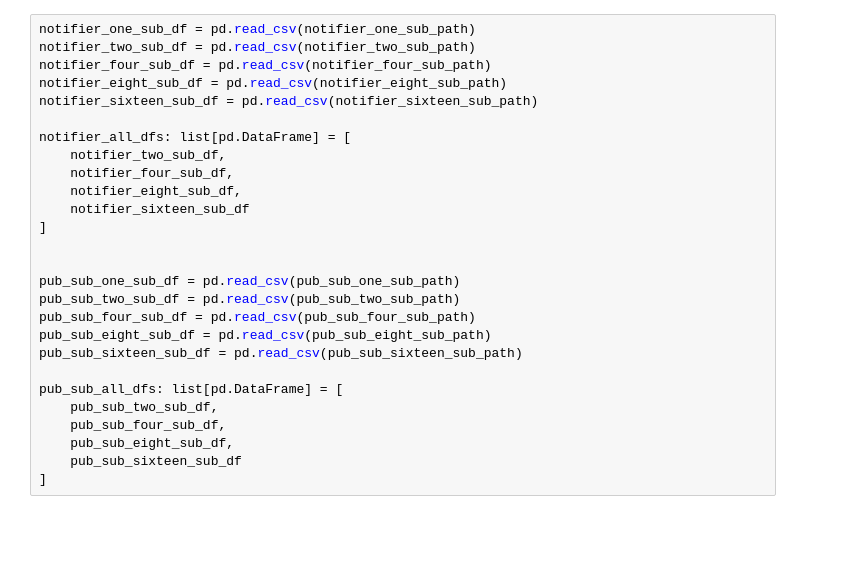
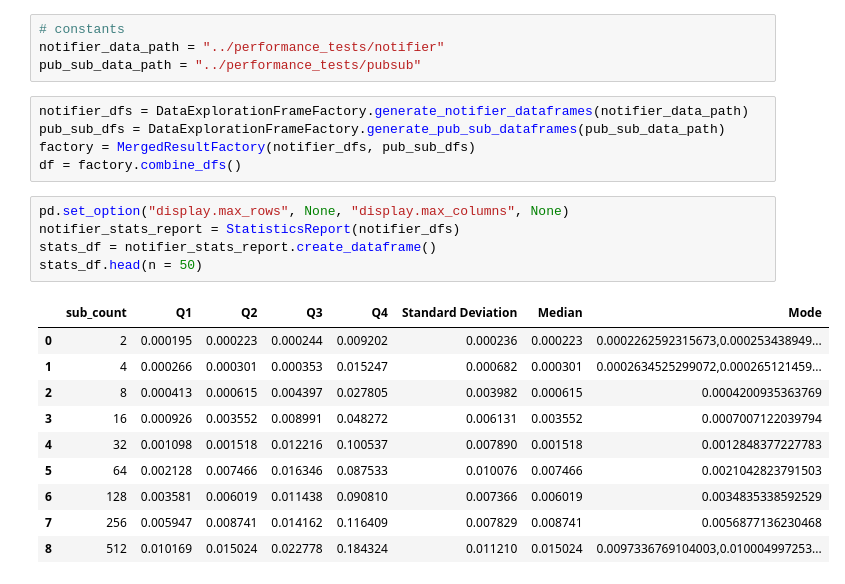
Before and after one commit to cmelende/CS6381_Project, a Jupyter notebook: DataExploration/box_plots.ipynb, the cells around one changed output. Saved outputs shown, nothing was run; the diff lists cells and outputs as text; blank space fills up the shorter version.

```diff
--- a/DataExploration/box_plots.ipynb
+++ b/DataExploration/box_plots.ipynb
@@ -27,27 +12,25 @@ pub_sub_sixteen_sub_path = "data/pubsub/TEST-16SUB/all_data.csv"
-# %%
-notifier_one_sub_df = pd.read_csv(notifier_one_sub_path)
-notifier_two_sub_df = pd.read_csv(notifier_two_sub_path)
-notifier_four_sub_df = pd.read_csv(notifier_four_sub_path)
-notifier_eight_sub_df = pd.read_csv(notifier_eight_sub_path)
-notifier_sixteen_sub_df = pd.read_csv(notifier_sixteen_sub_path)
-
-notifier_all_dfs: list[pd.DataFrame] = [
-    notifier_two_sub_df,
-    notifier_four_sub_df,
-    notifier_eight_sub_df,
-    notifier_sixteen_sub_df
-]
-
-
-pub_sub_one_sub_df = pd.read_csv(pub_sub_one_sub_path)
-pub_sub_two_sub_df = pd.read_csv(pub_sub_two_sub_path)
-pub_sub_four_sub_df = pd.read_csv(pub_sub_four_sub_path)
-pub_sub_eight_sub_df = pd.read_csv(pub_sub_eight_sub_path)
-pub_sub_sixteen_sub_df = pd.read_csv(pub_sub_sixteen_sub_path)
-
-pub_sub_all_dfs: list[pd.DataFrame] = [
-    pub_sub_two_sub_df,
-    pub_sub_four_sub_df,
-    pub_sub_eight_sub_df,
-    pub_sub_sixteen_sub_df
-]
+# %%
+# constants
+notifier_data_path = "../performance_tests/notifier"
+pub_sub_data_path = "../performance_tests/pubsub"
+# %%
+notifier_dfs = DataExplorationFrameFactory.generate_notifier_dataframes(notifier_data_path)
+pub_sub_dfs = DataExplorationFrameFactory.generate_pub_sub_dataframes(pub_sub_data_path)
+factory = MergedResultFactory(notifier_dfs, pub_sub_dfs)
+df = factory.combine_dfs()
+# %%
+pd.set_option("display.max_rows", None, "display.max_columns", None)
+notifier_stats_report = StatisticsReport(notifier_dfs)
+stats_df = notifier_stats_report.create_dataframe()
+stats_df.head(n = 50)
+# %% [output]
+|  | sub_count | Q1 | Q2 | Q3 | Q4 | Standard Deviation | Median | Mode |
+| 0 | 2 | 0.000195 | 0.000223 | 0.000244 | 0.009202 | 0.000236 | 0.000223 | 0.0002262592315673,0.000253438949... |
+| 1 | 4 | 0.000266 | 0.000301 | 0.000353 | 0.015247 | 0.000682 | 0.000301 | 0.0002634525299072,0.000265121459... |
+| 2 | 8 | 0.000413 | 0.000615 | 0.004397 | 0.027805 | 0.003982 | 0.000615 | 0.0004200935363769 |
+| 3 | 16 | 0.000926 | 0.003552 | 0.008991 | 0.048272 | 0.006131 | 0.003552 | 0.0007007122039794 |
+| 4 | 32 | 0.001098 | 0.001518 | 0.012216 | 0.100537 | 0.007890 | 0.001518 | 0.0012848377227783 |
+| 5 | 64 | 0.002128 | 0.007466 | 0.016346 | 0.087533 | 0.010076 | 0.007466 | 0.0021042823791503 |
+| 6 | 128 | 0.003581 | 0.006019 | 0.011438 | 0.090810 | 0.007366 | 0.006019 | 0.0034835338592529 |
+| 7 | 256 | 0.005947 | 0.008741 | 0.014162 | 0.116409 | 0.007829 | 0.008741 | 0.0056877136230468 |
+| 8 | 512 | 0.010169 | 0.015024 | 0.022778 | 0.184324 | 0.011210 | 0.015024 | 0.0097336769104003,0.010004997253... |
```
Also changed, not shown: parts of 6 cells of this notebook, 18 other files.
